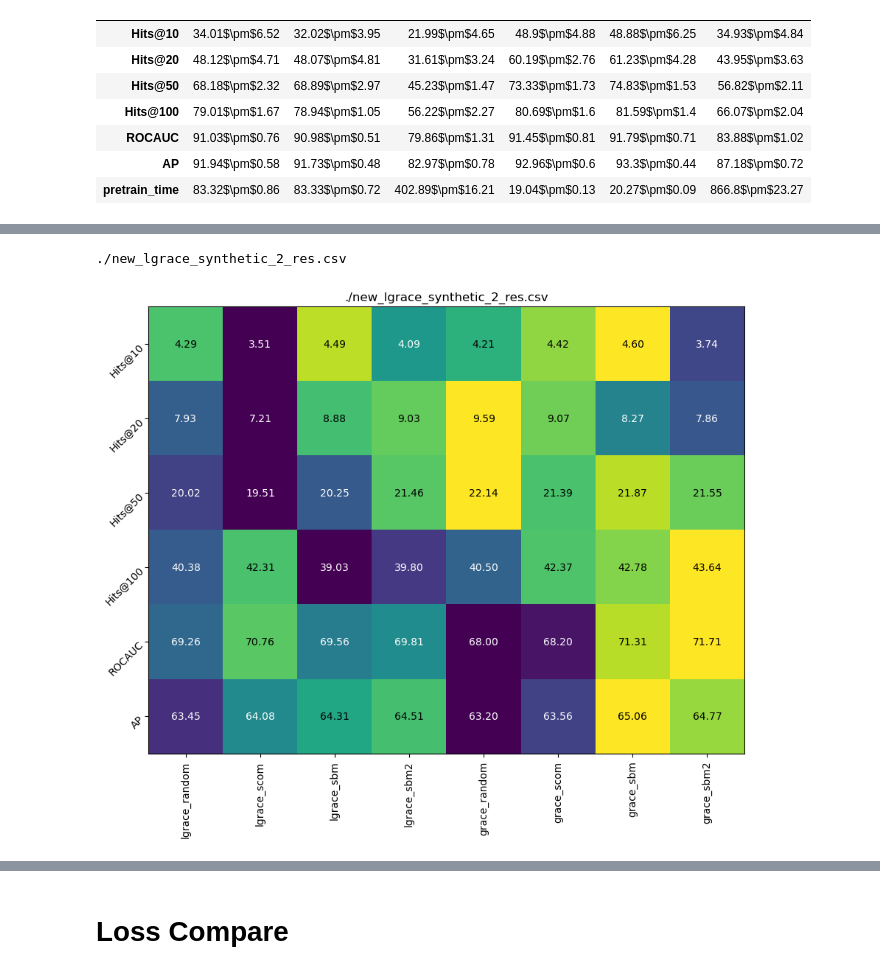
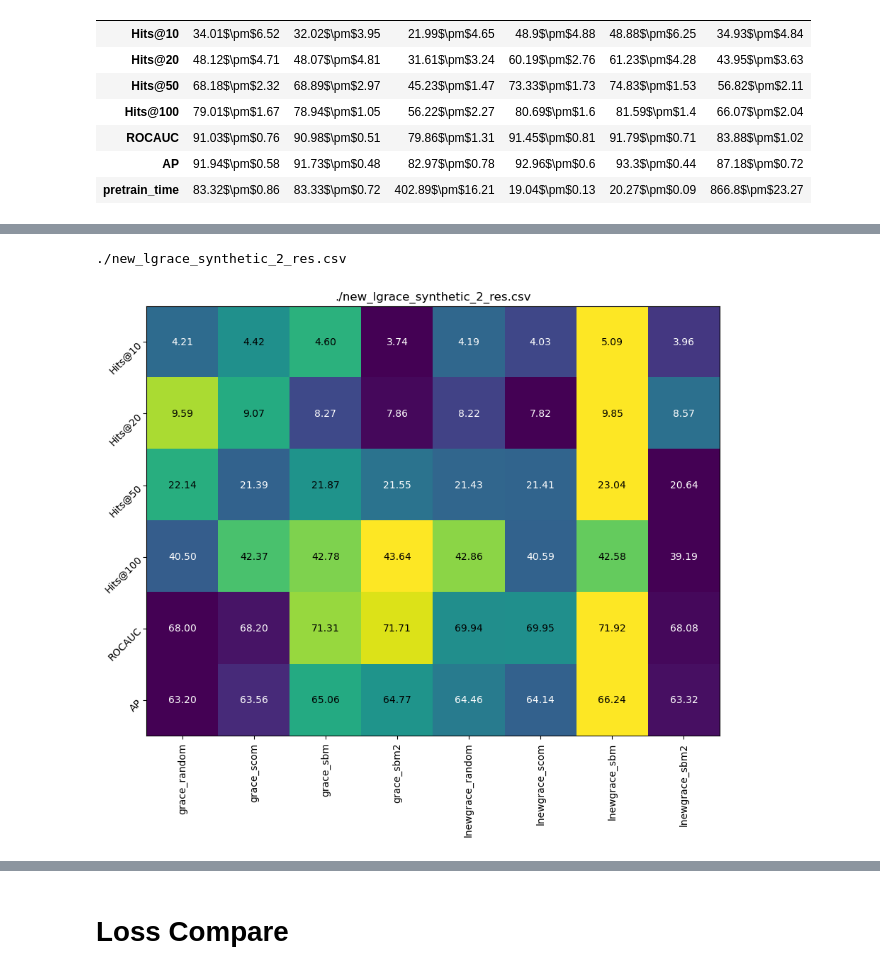
Before and after one commit to valentincuzin/GCL-Link-Prediction, a Jupyter notebook: New/output/Analysis.ipynb, the cells around one changed output, grey strips where cells are left out. Drawn from its saved outputs; the diff is of its cells as text; code cells hidden in the pictures.

```diff
--- a/New/output/Analysis.ipynb
+++ b/New/output/Analysis.ipynb
@@ -676,20 +679,23 @@ display(data.T)
 # %%
 name_1 = './new_lgrace_synthetic_2_res.csv'
 data_1 = res_load(name_1)
 
 name_2 = './sbm_full_synthetic_2_res.csv'
 data_2 = res_load(name_2)
 data_2 = data_2.T[['grace_random', 'grace_scom', 'grace_sbm','grace_sbm2']].T
 
-data = pd.concat([data_1, data_2])
+name_3 = './ReNew_lGrace_synthetic_2_res.csv'
+data_3 = res_load(name_3)
+
+data = pd.concat([data_2, data_3])
 
 
 print(name_1)
 # print(data.to_latex(
 #         index=True, formatters={"name": str.upper}, float_format="{:.1f}".format
 #     ))
 heatmap(data, name_1, (9,9))
 display(data.T)
 # %% [output]
 ./new_lgrace_synthetic_2_res.csv
-[figure, old version]
+[figure, new version]
```
Also changed, not shown: parts of 3 cells of this notebook, 3 other files.
